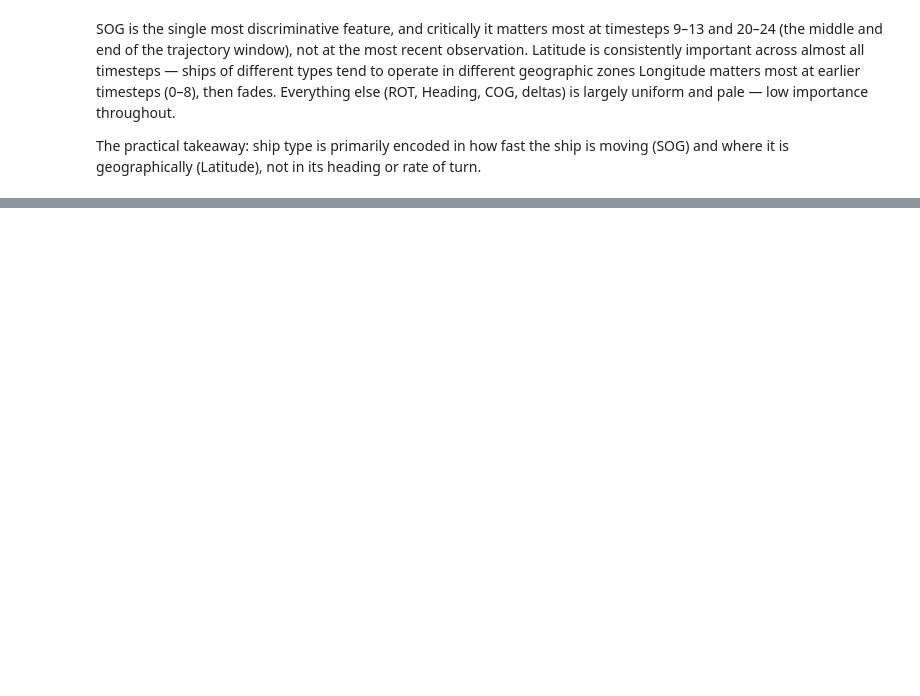
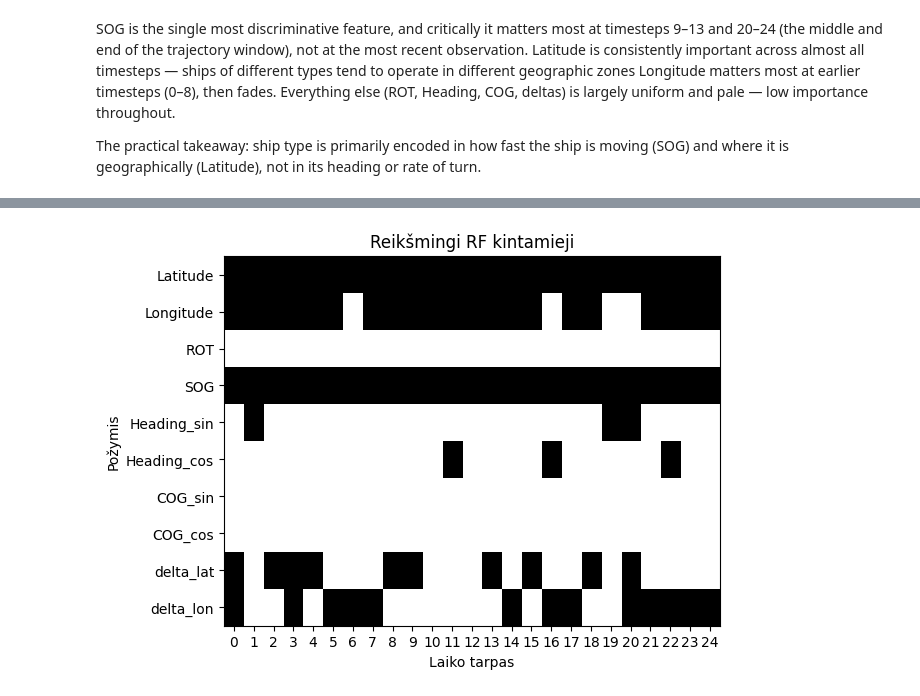
Before and after one commit to lukasjanusauskas/ais-duomenu-vizualizavimas, a Jupyter notebook: 4 Lab/RF.ipynb, the cells around one changed output, grey strips where cells are left out. Cells and saved outputs as stored; diff of their text form; code cells hidden in the pictures; blank space fills up the shorter version.

```diff
--- a/4 Lab/RF.ipynb
+++ b/4 Lab/RF.ipynb
@@ -480,0 +483,13 @@ The practical takeaway: ship type is primarily encoded in how fast the ship is m
+# %%
+rf_rfe_cv = RFECV(
+    estimator=RandomForestClassifier(n_estimators=75, max_depth=None),
+    min_features_to_select=50,
+    step=25,
+    n_jobs=-1,
+    cv=StratifiedKFold(n_splits=5, shuffle=True, random_state=42)
+)
+
+
+rf_rfe_cv.fit(
+    X_train, y_train
+)
@@ -480,0 +530,18 @@ The practical takeaway: ship type is primarily encoded in how fast the ship is m
+# %%
+fig, ax = plt.subplots()
+
+ax.imshow(
+    rf_rfe_cv.support_.reshape(25, 10).T,
+    cmap='binary', aspect='auto'
+)
+
+ax.set_ylabel("Požymis")
+ax.set_xlabel("Laiko tarpas")
+ax.set_yticks(ticks=range(10), labels=feature_names_short)
+ax.set_xticks(range(25))
+
+ax.set_title('Reikšmingi RF kintamieji')
+
+plt.show()
+# %% [output]
+[figure, added]
```
Also changed, not shown: parts of 15 cells of this notebook.
